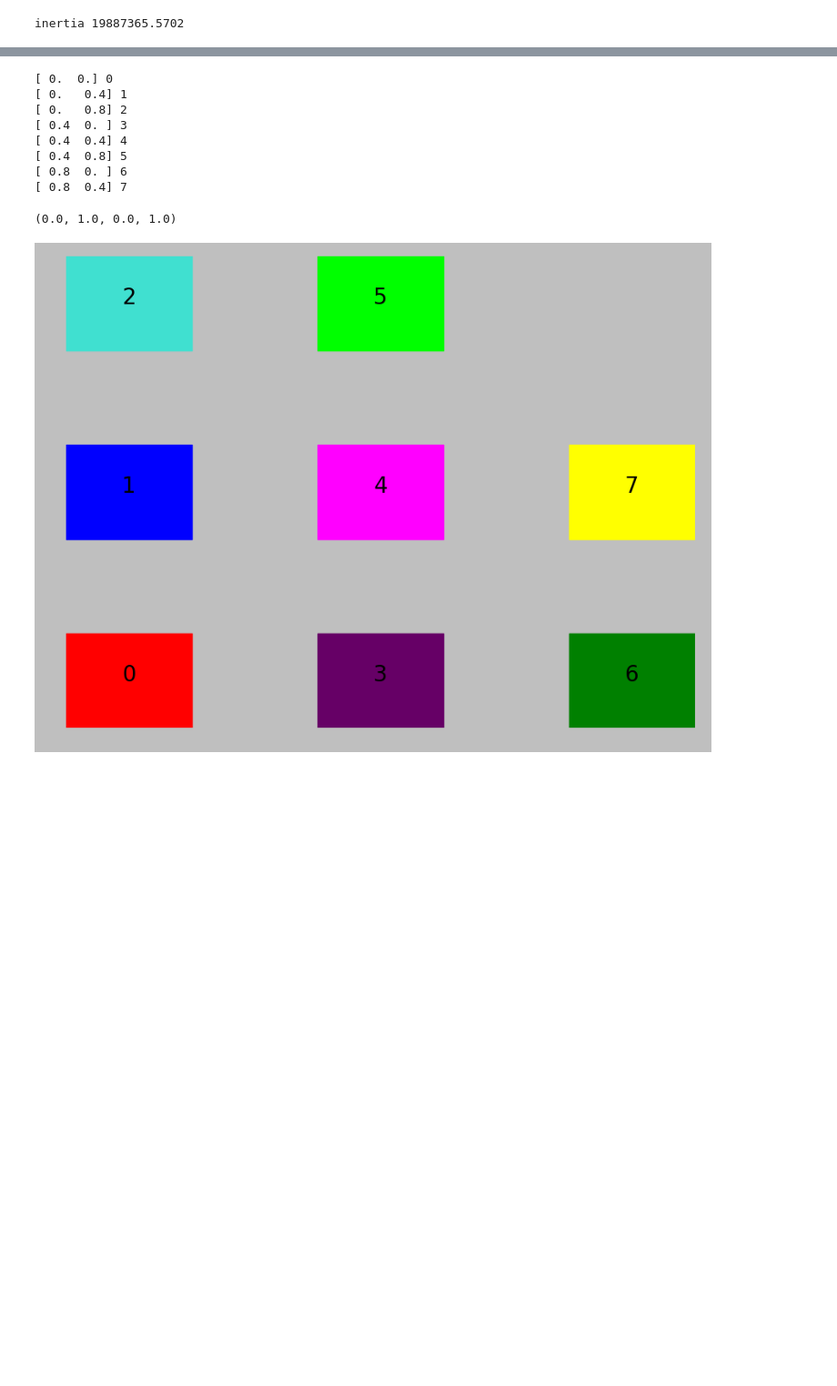
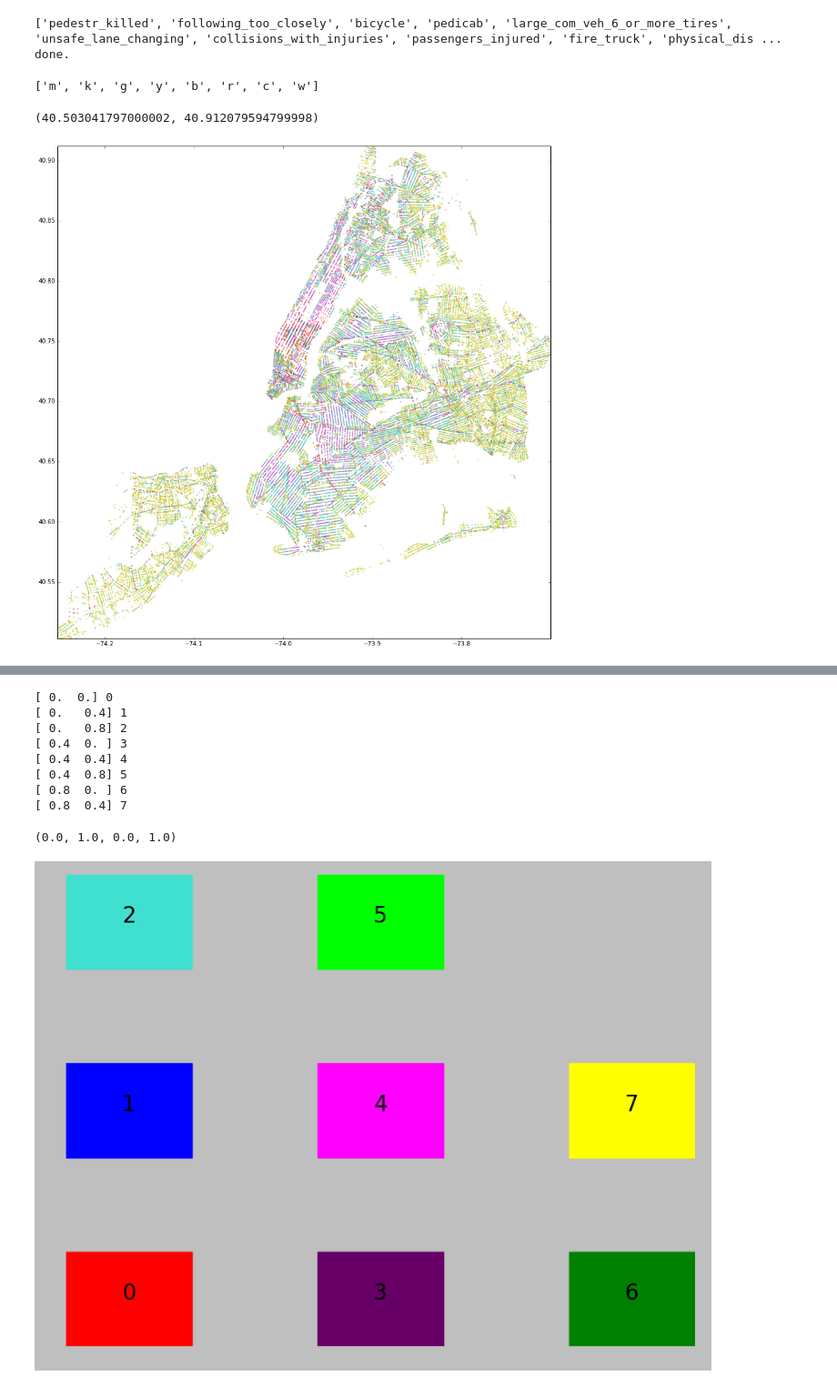
Before and after one commit to seanluciotolentino/dangerous-intersections, a Jupyter notebook: ipython_notebook/CleanIntersectionExploration.ipynb, the cells around one changed output, grey strips where cells are left out. Shown at 91% size. Saved outputs shown, nothing was run; the diff lists cells and outputs as text; code cells hidden in the pictures; blank space fills up the shorter version.

```diff
--- a/ipython_notebook/CleanIntersectionExploration.ipynb
+++ b/ipython_notebook/CleanIntersectionExploration.ipynb
@@ -34,17 +39,29 @@ intersections.to_csv('../crash_data/clean_intersections.csv', index=False)
 #RUN SOME CLUSTER ALGORITHMS
 import pickle
 
-learning_columns = filter(lambda x: x not in ['name', 'lat', 'lon', 'street1', 'street2', 'month',
-                                              'year', 'borocode'],
-                          intersections.columns)
+learning_columns = filter(lambda x: x not in ['name', 'lat', 'lon', 'street1', 'street2', 'month', 'year', 'borocode',
+                                               'lat_norm', 'lon_norm', 'colors', 'cluster', 'precinct',
+                                               'err_confusn_ped_bike_other_ped', 'unsafe_speed', 'other_uninvolved_vehicle',
+                                               'failure_to_keep_right', 'driver_inattention_distraction'], intersections.columns)
 k_means = KMeans(n_clusters=8).fit(intersections[learning_columns])
-#for i in range(3, 9):
-#    k_means = KMeans(n_clusters=i).fit(intersections[learning_columns])
-#    pickle.dump(k_means, open('../mapping/clusters/{0}_means.pickle'.format(i), 'w'))
-#    print "dumping", i, "means"
 
 intersections['cluster'] = k_means.labels_
-intersections.to_csv('../crash_data/clean_intersections.csv', index=False)
-print 'inertia', k_means.inertia_
+print learning_columns
+print 'done.'
 # %% [output]
-inertia 19887365.5702
+['pedestr_killed', 'following_too_closely', 'bicycle', 'pedicab', 'large_com_veh_6_or_more_tires', 'unsafe_lane_changing', 'collisions_with_injuries', 'passengers_injured', 'fire_truck', 'physical_dis ...
+done.
+# %%
+#VISUALIZE CLUSTERS
+cols = ['m', 'k', 'g', 'y', 'b', 'r', 'c', 'w']
+#random.shuffle(cols)
+print cols
+colors = map(lambda x: cols[x%8], k_means.labels_)
+plt.figure(figsize=(15,15))
+plt.scatter(intersections.lon, intersections.lat, c= colors, linewidth=0, alpha=0.5, s=5)
+plt.xlim(min_lon, max_lon)
+plt.ylim(min_lat, max_lat)
+# %% [output]
+['m', 'k', 'g', 'y', 'b', 'r', 'c', 'w']
+(40.503041797000002, 40.912079594799998)
+[figure, added]
```
Also changed, not shown: parts of 8 cells of this notebook, 7 other files.
